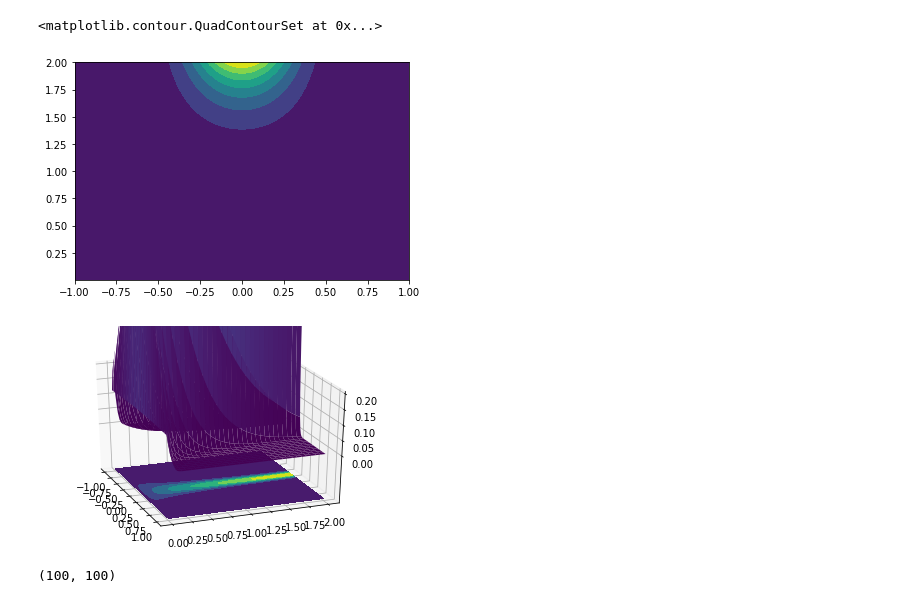
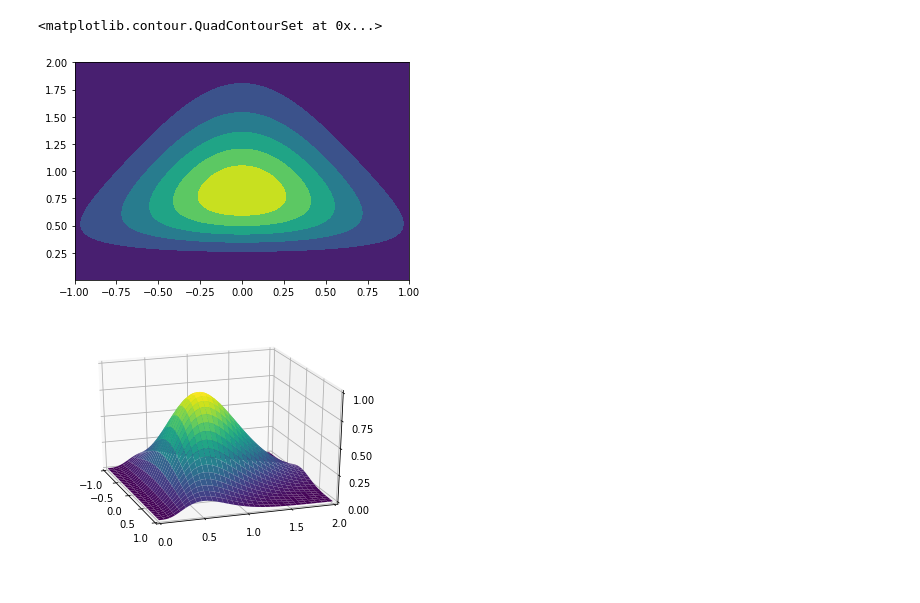
Before and after one commit to fweberling/Variational_Inference, a Jupyter notebook: factorizedVarationalApproximateDistribution.ipynb, the cells around one changed output. Saved outputs shown, nothing was run; the diff lists cells and outputs as text; code cells hidden in the pictures.

Commit message:
Cleaned up code for true posterior

```diff
--- a/factorizedVarationalApproximateDistribution.ipynb
+++ b/factorizedVarationalApproximateDistribution.ipynb
@@ -18,0 +32,4 @@ Normal distribution
+# %%
+x_data = np.linspace(-1, 1, 5)
+N = len(x_data)
+x_mean = 1/N * np.sum(x_data, axis = 0)
@@ -19,15 +42,12 @@ Normal distribution
 # %%
-fig, ax = plt.subplots(1, 1)
-
-mu_data = np.linspace(-4, 4, 100)
-
-# Parameters of conjugate prior distribution on mean
+mu_data = np.linspace(-1, 1, 100)
 mu_0 = 0
 lmbda_0 = 1
-tau = 1
+tau_dummy = 10
 
-conjugate_prior_on_mean = norm.pdf(mu_data, loc = mu_0, scale = 1 / np.sqrt(lmbda_0 * tau))
+prior_on_mu = norm.pdf(mu_data, loc = mu_0, scale = 1 / np.sqrt(lmbda_0*tau_dummy))
 
-ax.plot(mu_data, conjugate_prior_on_mean ,'r-', lw=1, alpha=0.6, label='norm pdf')
+fig, ax = plt.subplots(1, 1)
+ax.plot(mu_data, prior_on_mu,'r-', lw=2, label='prior_on_mu')
 # %% [output]
 [<matplotlib.lines.Line2D at 0x...>]
@@ -67,0 +61,9 @@ array([-2.32634787e+00, -2.25976971e+00, -2.19319154e+00, -2.12661337e+00,
+# %%
+tau_data = np.linspace(0.001, 2, 100)
+a_0 = 2
+b_0 = 5
+
+prior_on_tau = gamma.pdf(tau_data, a_0, scale = 1 / b_0)
+
+fig, ax = plt.subplots(1, 1)
+ax.plot(tau_data, prior_on_tau,'r-', lw=2, label='prior_on_tau')
@@ -96,25 +104,21 @@ ax2 = fig2.add_subplot(111)
 ax2.contourf(mu_Data, tau_Data, true_posterior)
 # %% [output]
 <matplotlib.contour.QuadContourSet at 0x...>
-[figure, old version]
+[figure, new version]
 # %%
-# Create a surface plot and projected filled contour plot under it.
+# Surface plot of True Posterior Distribution
 fig = plt.figure()
 ax = fig.gca(projection='3d')
 ax.plot_surface(mu_Data, tau_Data, true_posterior, rstride=3, cstride=3, linewidth=1, antialiased=True,
                 cmap=cm.viridis)
-
-cset = ax.contourf(mu_Data, tau_Data, true_posterior, zdir='z', offset=-0.15, cmap=cm.viridis)
-
-# Adjust the limits, ticks and view angle
-ax.set_zlim(-0.15,0.2)
-ax.set_zticks(np.linspace(0,0.2,5))
-ax.view_init(27, -21)
+ax.set_xlim(-1,1)
+ax.set_ylim(0,2)
+ax.set_zlim(0,1)
+ax.set_xticks(np.linspace(-1,1,5))
+ax.set_yticks(np.linspace(0,2,5))
+ax.set_zticks(np.linspace(0,1,5))
+ax.view_init(25, -19)
 
 plt.show()
 # %% [output]
-[figure, old version]
+[figure, new version]
-# %%
-true_posterior.shape
-# %% [output]
-(100, 100)
```
Also changed, not shown: parts of 12 cells of this notebook.
